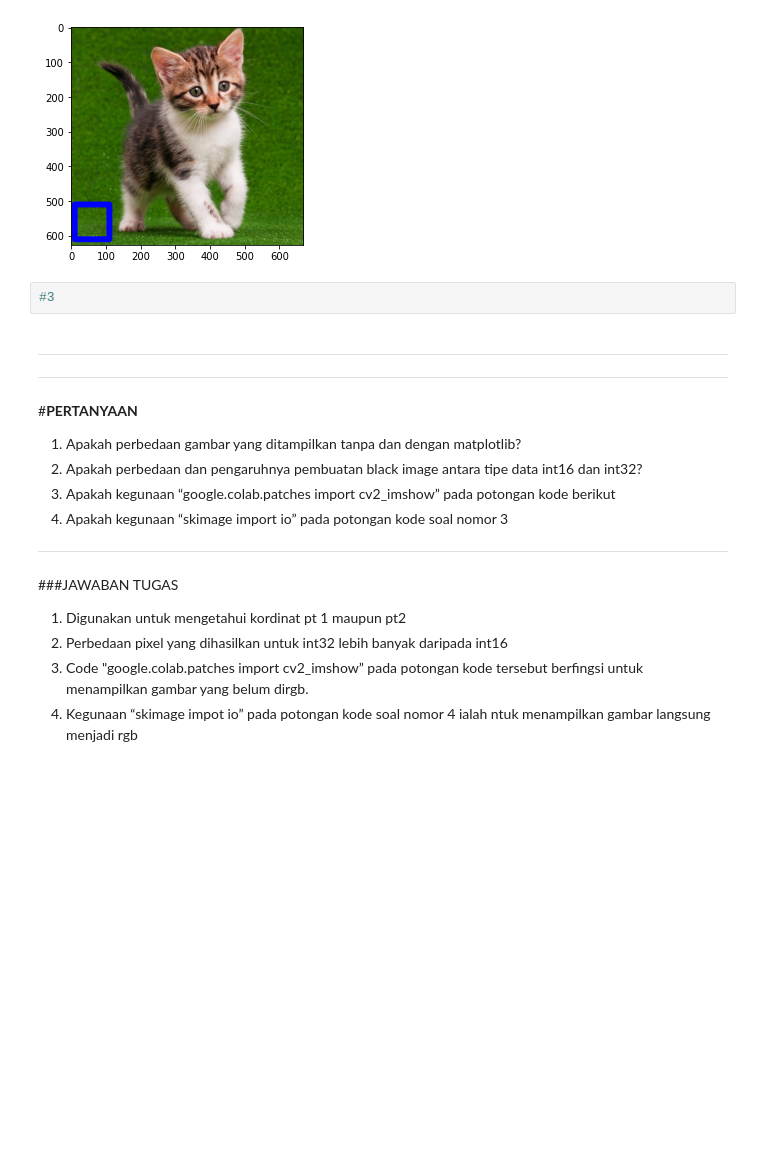
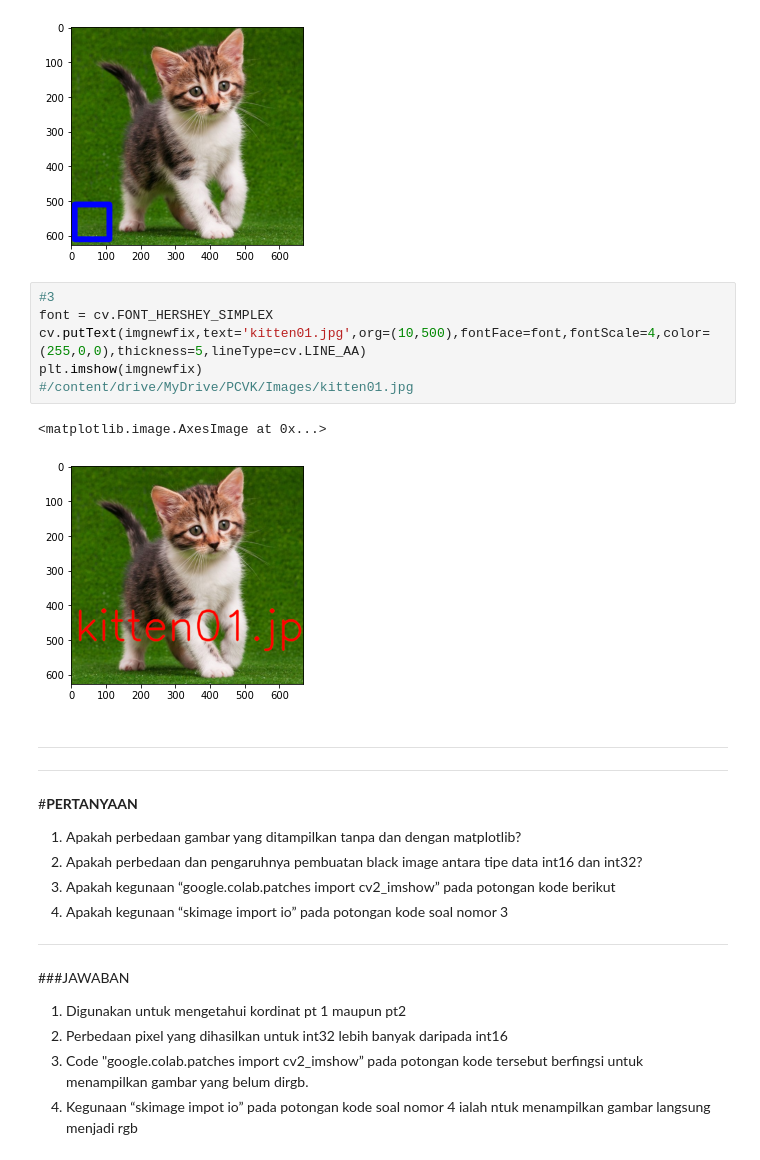
Before and after one commit to Qitaa/PCVK_Genap_2022, a Jupyter notebook: Week2.ipynb, the cells around one changed output. Cells and saved outputs as stored; diff of their text form; blank space fills up the shorter version.

```diff
--- a/Week2.ipynb
+++ b/Week2.ipynb
@@ -227,8 +233,15 @@ plt.imshow(imgnewfix)
 # %% [output]
 <matplotlib.image.AxesImage at 0x...>
 [figure]
-# %%
-#3
+# %%
+#3
+font = cv.FONT_HERSHEY_SIMPLEX
+cv.putText(imgnewfix,text='kitten01.jpg',org=(10,500),fontFace=font,fontScale=4,color=(255,0,0),thickness=5,lineType=cv.LINE_AA)
+plt.imshow(imgnewfix)
+#/content/drive/MyDrive/PCVK/Images/kitten01.jpg
+# %% [output]
+<matplotlib.image.AxesImage at 0x...>
+[figure, added]
 # %% [markdown]
 ---
 ---
@@ -239,7 +252,7 @@ plt.imshow(imgnewfix)
 berikut
 4. Apakah kegunaan “skimage import io” pada potongan kode soal nomor 3
 ---
-###JAWABAN TUGAS
+###JAWABAN
 1. Digunakan untuk mengetahui kordinat pt 1 maupun pt2
 2. Perbedaan pixel yang dihasilkan untuk int32 lebih banyak daripada int16
 3. Code "google.colab.patches import cv2_imshow” pada potongan kode tersebut berfingsi untuk menampilkan gambar yang belum dirgb.
```
Also changed, not shown: parts of 2 cells of this notebook.
